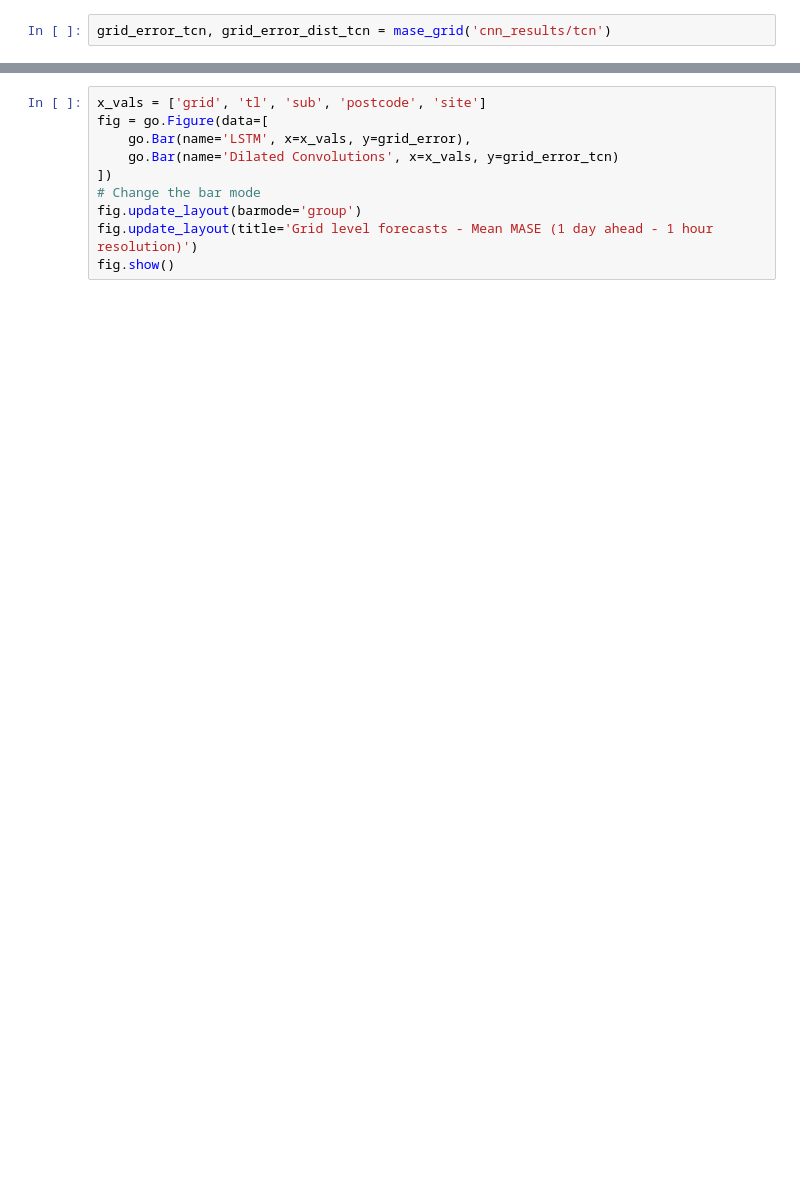
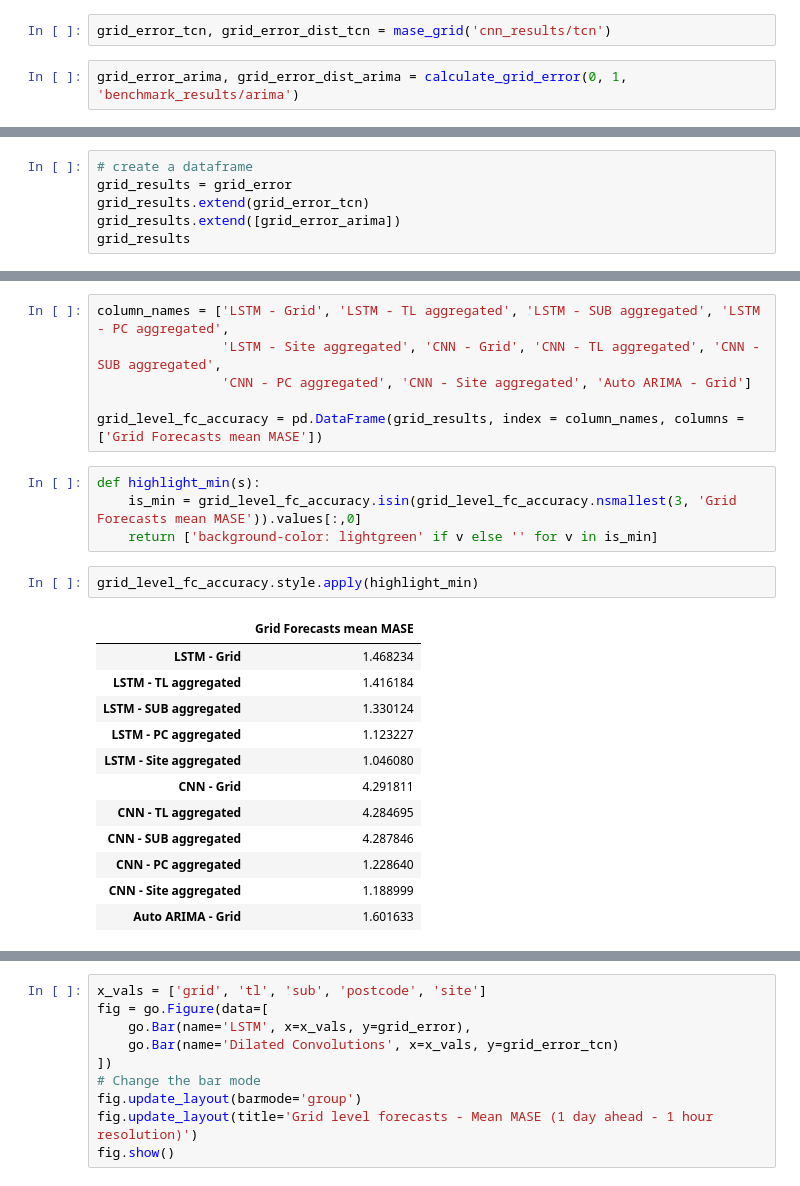
Before and after one commit to ManeeshaPerera/HTCNN-Forecasting, a Jupyter notebook: notebooks/dnn-results-comparison.ipynb, the cells around one changed output, grey strips where cells are left out. Cells and saved outputs as stored; diff of their text form; blank space fills up the shorter version.

```diff
--- a/notebooks/dnn-results-comparison.ipynb
+++ b/notebooks/dnn-results-comparison.ipynb
@@ -216,2 +219,4 @@ grid_error, grid_error_dist = mase_grid('lstm_results')
 # %%
 grid_error_tcn, grid_error_dist_tcn = mase_grid('cnn_results/tcn')
+# %%
+grid_error_arima, grid_error_dist_arima = calculate_grid_error(0, 1, 'benchmark_results/arima')
@@ -217,0 +229,6 @@ grid_error_tcn, grid_error_dist_tcn = mase_grid('cnn_results/tcn')
+# %%
+# create a dataframe
+grid_results = grid_error
+grid_results.extend(grid_error_tcn)
+grid_results.extend([grid_error_arima])
+grid_results
@@ -217,0 +247,25 @@ grid_error_tcn, grid_error_dist_tcn = mase_grid('cnn_results/tcn')
+# %%
+column_names = ['LSTM - Grid', 'LSTM - TL aggregated', 'LSTM - SUB aggregated', 'LSTM - PC aggregated',
+                'LSTM - Site aggregated', 'CNN - Grid', 'CNN - TL aggregated', 'CNN - SUB aggregated',
+                'CNN - PC aggregated', 'CNN - Site aggregated', 'Auto ARIMA - Grid']
+
+grid_level_fc_accuracy = pd.DataFrame(grid_results, index = column_names, columns = ['Grid Forecasts mean MASE'])
+# %%
+def highlight_min(s):
+    is_min = grid_level_fc_accuracy.isin(grid_level_fc_accuracy.nsmallest(3, 'Grid Forecasts mean MASE')).values[:,0]
+    return ['background-color: lightgreen' if v else '' for v in is_min]
+# %%
+grid_level_fc_accuracy.style.apply(highlight_min)
+# %% [output]
+|  | Grid Forecasts mean MASE |
+| LSTM - Grid | 1.468234 |
+| LSTM - TL aggregated | 1.416184 |
+| LSTM - SUB aggregated | 1.330124 |
+| LSTM - PC aggregated | 1.123227 |
+| LSTM - Site aggregated | 1.046080 |
+| CNN - Grid | 4.291811 |
+| CNN - TL aggregated | 4.284695 |
+| CNN - SUB aggregated | 4.287846 |
+| CNN - PC aggregated | 1.228640 |
+| CNN - Site aggregated | 1.188999 |
+| Auto ARIMA - Grid | 1.601633 |
```
Also changed, not shown: parts of 16 cells of this notebook, 7 other files.
